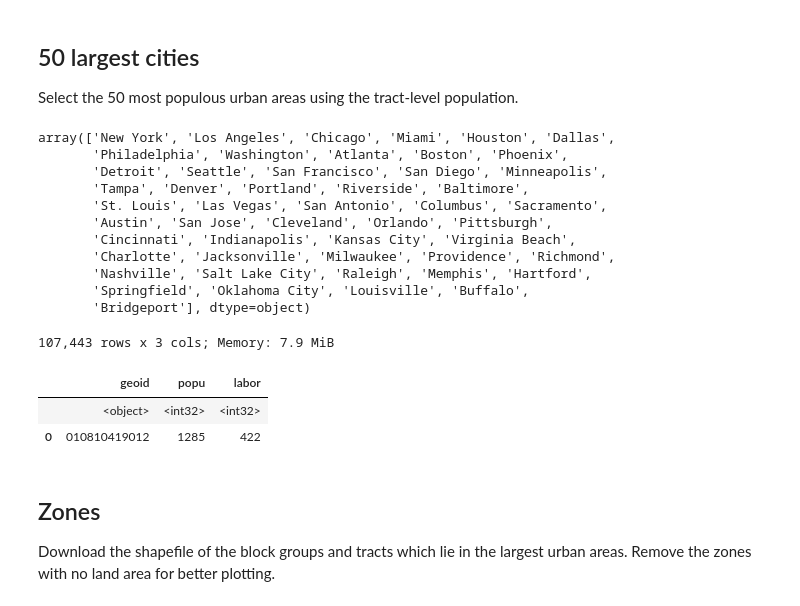
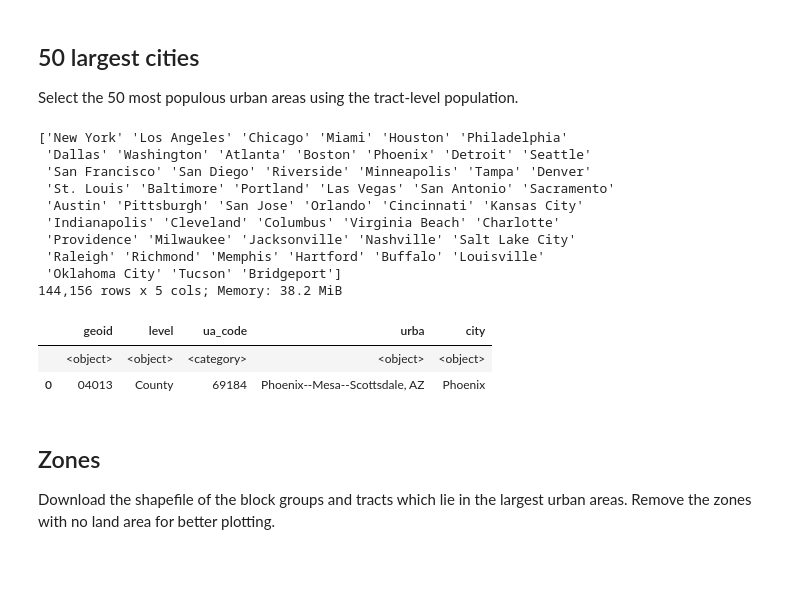
Before and after one commit to rvanxer/spatial_access_america, a Jupyter notebook: geometry.ipynb, the cells around one changed output. Saved outputs shown, nothing was run; the diff lists cells and outputs as text; code cells hidden in the pictures; blank space fills up the shorter version.

```diff
--- a/geometry.ipynb
+++ b/geometry.ipynb
@@ -84,29 +112,33 @@ urba = pd.read_parquet('data/urban_zones.parquet').disp()
 # %% [markdown]
 ## 50 largest cities
 Select the 50 most populous urban areas using the tract-level population.
-# %%
-top50 = Arr(urba.merge(bg_popu, on='geoid').groupby('city', observed=False)
-            ['popu'].sum().sort_values(ascending=0).head(50).index); top50
-# %% [output]
-array(['New York', 'Los Angeles', 'Chicago', 'Miami', 'Houston', 'Dallas',
-       'Philadelphia', 'Washington', 'Atlanta', 'Boston', 'Phoenix',
-       'Detroit', 'Seattle', 'San Francisco', 'San Diego', 'Minneapolis',
-       'Tampa', 'Denver', 'Portland', 'Riverside', 'Baltimore',
-       'St. Louis', 'Las Vegas', 'San Antonio', 'Columbus', 'Sacramento',
-       'Austin', 'San Jose', 'Cleveland', 'Orlando', 'Pittsburgh',
-       'Cincinnati', 'Indianapolis', 'Kansas City', 'Virginia Beach',
-       'Charlotte', 'Jacksonville', 'Milwaukee', 'Providence', 'Richmond',
-       'Nashville', 'Salt Lake City', 'Raleigh', 'Memphis', 'Hartford',
-       'Springfield', 'Oklahoma City', 'Louisville', 'Buffalo',
-       'Bridgeport'], dtype=object)
-# %%
-urba['top50'] = urba.city.isin(top50)
-top50_bg = urba.query('top50').merge(bg_popu)[['geoid', 'popu', 'labor']].disp()
-# %% [output]
-107,443 rows x 3 cols; Memory: 7.9 MiB
-|  | geoid | popu | labor |
-|  | <object> | <int32> | <int32> |
-| 0 | 010810419012 | 1285 | 422 |
+# %%
+def get_largest_cities(top, urba=urba, popu=popu):
+    urba = urba.rename(columns=D(name='urba', code='ua_code'))
+    df = urba.merge(popu[['geoid', 'popu']])
+    df = df.groupby('urba', observed=False)['popu'].sum()
+    df = df.sort_values(ascending=0).head(top).reset_index()
+    df['city'] = [x.split(',')[0].split('-')[0].split('/')[0] for x in df.urba]
+    print(Arr(df.city))
+    df = urba[['geoid', 'level', 'ua_code', 'urba']].merge(df[['urba', 'city']])
+    df = df.astype(D(level=str, urba=str, city=str))
+    return df
+
+top50 = get_largest_cities(50).disp()
+# %% [output]
+['New York' 'Los Angeles' 'Chicago' 'Miami' 'Houston' 'Philadelphia'
+ 'Dallas' 'Washington' 'Atlanta' 'Boston' 'Phoenix' 'Detroit' 'Seattle'
+ 'San Francisco' 'San Diego' 'Riverside' 'Minneapolis' 'Tampa' 'Denver'
+ 'St. Louis' 'Baltimore' 'Portland' 'Las Vegas' 'San Antonio' 'Sacramento'
+ 'Austin' 'Pittsburgh' 'San Jose' 'Orlando' 'Cincinnati' 'Kansas City'
+ 'Indianapolis' 'Cleveland' 'Columbus' 'Virginia Beach' 'Charlotte'
+ 'Providence' 'Milwaukee' 'Jacksonville' 'Nashville' 'Salt Lake City'
+ 'Raleigh' 'Richmond' 'Memphis' 'Hartford' 'Buffalo' 'Louisville'
+ 'Oklahoma City' 'Tucson' 'Bridgeport']
+144,156 rows x 5 cols; Memory: 38.2 MiB
+|  | geoid | level | ua_code | urba | city |
+|  | <object> | <object> | <category> | <object> | <object> |
+| 0 | 04013 | County | 69184 | Phoenix--Mesa--Scottsdale, AZ | Phoenix |
 # %% [markdown]
 ## Zones
 Download the shapefile of the block groups and tracts which lie in the largest urban areas. Remove the zones with no land area for better plotting.
```
Also changed, not shown: parts of 19 cells of this notebook, 7 other files.
